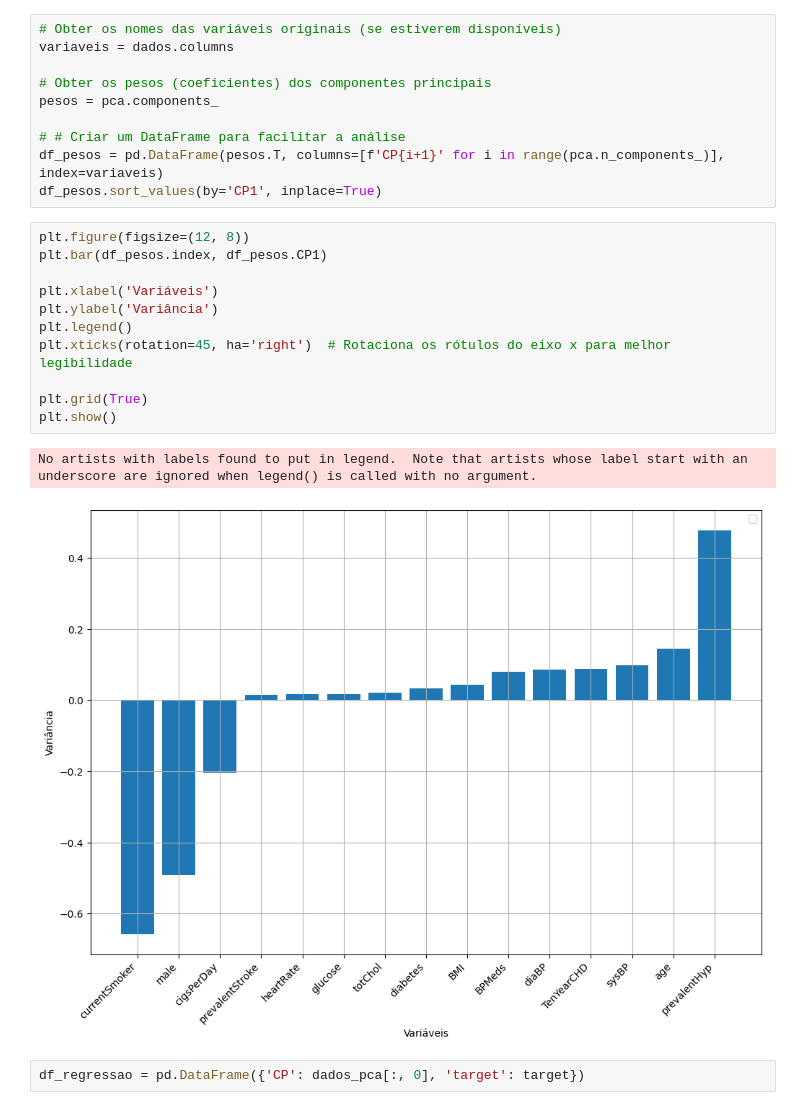
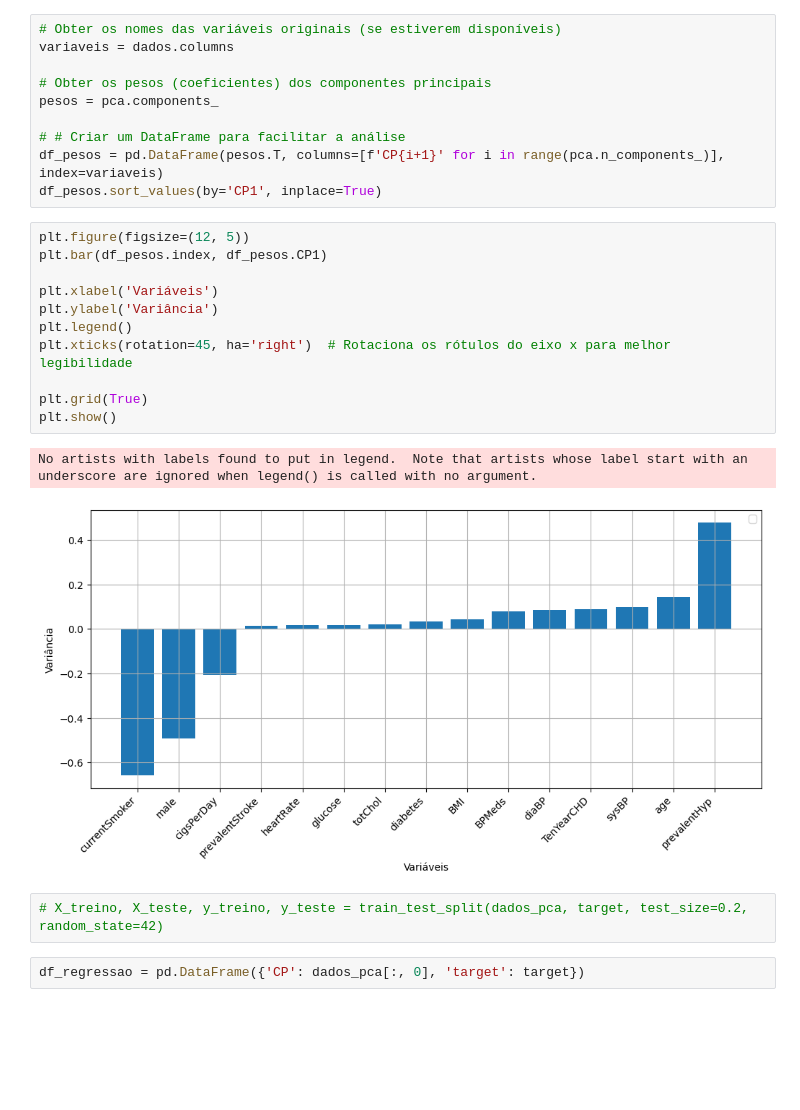
Before and after one commit to bhferreira84/Ciencia-de-Dados, a Jupyter notebook: Regressão/logistica/regr_logistica.ipynb, the cells around one changed output. Cells and saved outputs as stored; diff of their text form; blank space fills up the shorter version.

```diff
--- a/Regressão/logistica/regr_logistica.ipynb
+++ b/Regressão/logistica/regr_logistica.ipynb
@@ -139,19 +101,21 @@ pesos = pca.components_
 df_pesos = pd.DataFrame(pesos.T, columns=[f'CP{i+1}' for i in range(pca.n_components_)], index=variaveis)
 df_pesos.sort_values(by='CP1', inplace=True)
 # %%
-plt.figure(figsize=(12, 8))
+plt.figure(figsize=(12, 5))
 plt.bar(df_pesos.index, df_pesos.CP1)
 
 plt.xlabel('Variáveis')
 plt.ylabel('Variância')
 plt.legend()
 plt.xticks(rotation=45, ha='right')  # Rotaciona os rótulos do eixo x para melhor legibilidade
 
 plt.grid(True)
 plt.show()
 # %% [output]
 No artists with labels found to put in legend.  Note that artists whose label start with an underscore are ignored when legend() is called with no argument.
-[figure, old version]
+[figure, new version]
+# %%
+# X_treino, X_teste, y_treino, y_teste = train_test_split(dados_pca, target, test_size=0.2, random_state=42)
 # %%
 df_regressao = pd.DataFrame({'CP': dados_pca[:, 0], 'target': target})
 # %%
```
Also changed, not shown: parts of 16 cells of this notebook.
